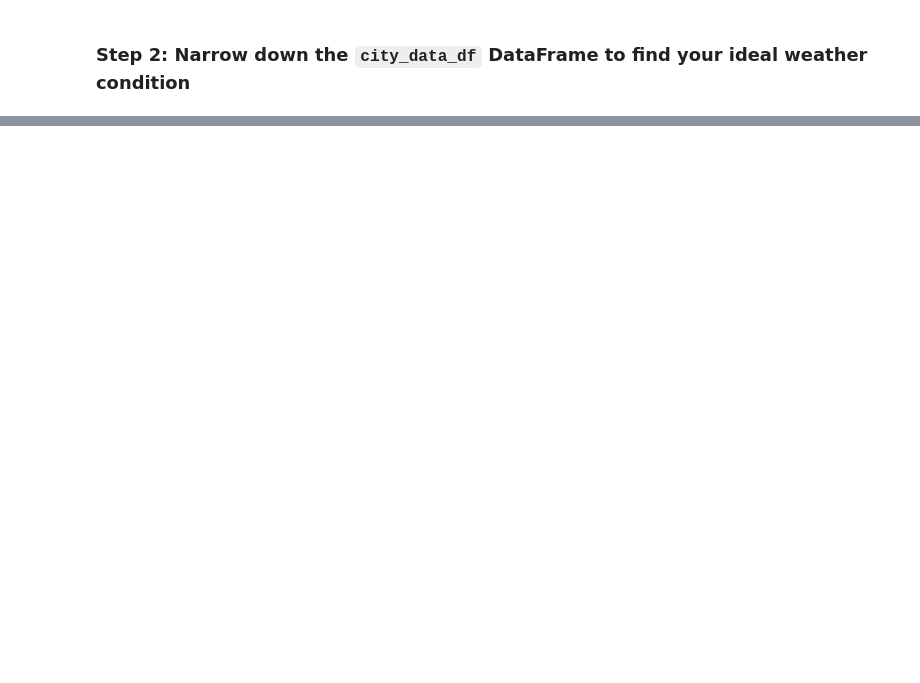
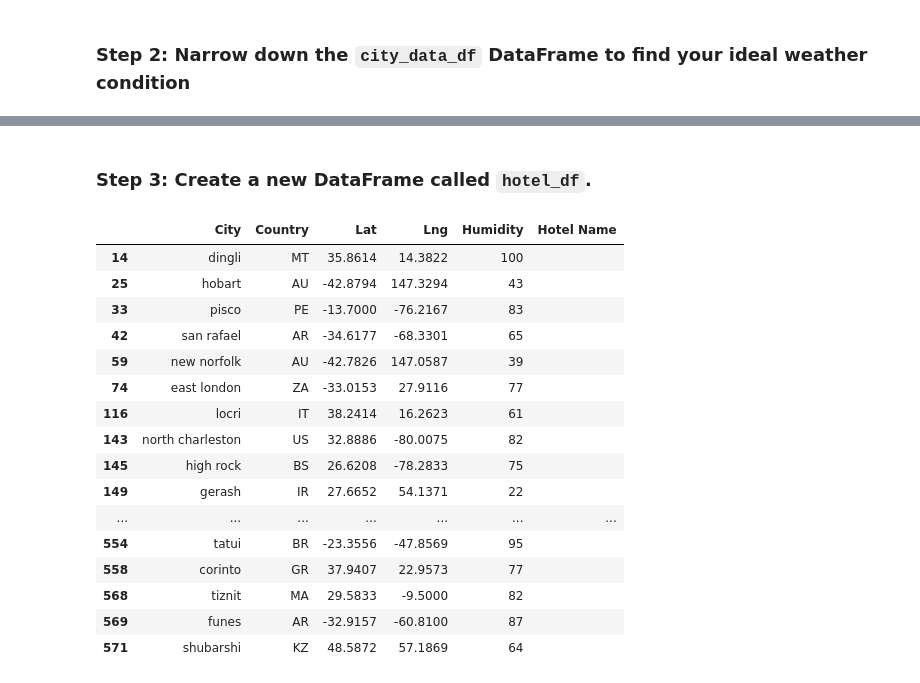
Before and after one commit to jbarkle/Python-API-Challenge, a Jupyter notebook: WeatherPy/VacationPy.ipynb, the cells around one changed output, grey strips where cells are left out. Saved outputs shown, nothing was run; the diff lists cells and outputs as text; code cells hidden in the pictures; blank space fills up the shorter version.

```diff
--- a/WeatherPy/VacationPy.ipynb
+++ b/WeatherPy/VacationPy.ipynb
@@ -72,0 +79,29 @@ ideal
+# %% [markdown]
+### Step 3: Create a new DataFrame called `hotel_df`.
+# %%
+# Use the Pandas copy function to create DataFrame called hotel_df to store the city, country, coordinates, and humidity
+hotel_df = ideal[["City","Country","Lat","Lng","Humidity"]].copy()
+
+# Add an empty column, "Hotel Name," to the DataFrame so you can store the hotel found using the Geoapify API
+hotel_df["Hotel Name"] = ""
+
+# Display sample data
+hotel_df
+# %% [output]
+|  | City | Country | Lat | Lng | Humidity | Hotel Name |
+| 14 | dingli | MT | 35.8614 | 14.3822 | 100 |  |
+| 25 | hobart | AU | -42.8794 | 147.3294 | 43 |  |
+| 33 | pisco | PE | -13.7000 | -76.2167 | 83 |  |
+| 42 | san rafael | AR | -34.6177 | -68.3301 | 65 |  |
+| 59 | new norfolk | AU | -42.7826 | 147.0587 | 39 |  |
+| 74 | east london | ZA | -33.0153 | 27.9116 | 77 |  |
+| 116 | locri | IT | 38.2414 | 16.2623 | 61 |  |
+| 143 | north charleston | US | 32.8886 | -80.0075 | 82 |  |
+| 145 | high rock | BS | 26.6208 | -78.2833 | 75 |  |
+| 149 | gerash | IR | 27.6652 | 54.1371 | 22 |  |
+| ... | ... | ... | ... | ... | ... | ... |
+| 554 | tatui | BR | -23.3556 | -47.8569 | 95 |  |
+| 558 | corinto | GR | 37.9407 | 22.9573 | 77 |  |
+| 568 | tiznit | MA | 29.5833 | -9.5000 | 82 |  |
+| 569 | funes | AR | -32.9157 | -60.8100 | 87 |  |
+| 571 | shubarshi | KZ | 48.5872 | 57.1869 | 64 |  |
```
Also changed, not shown: parts of 5 cells of this notebook.
